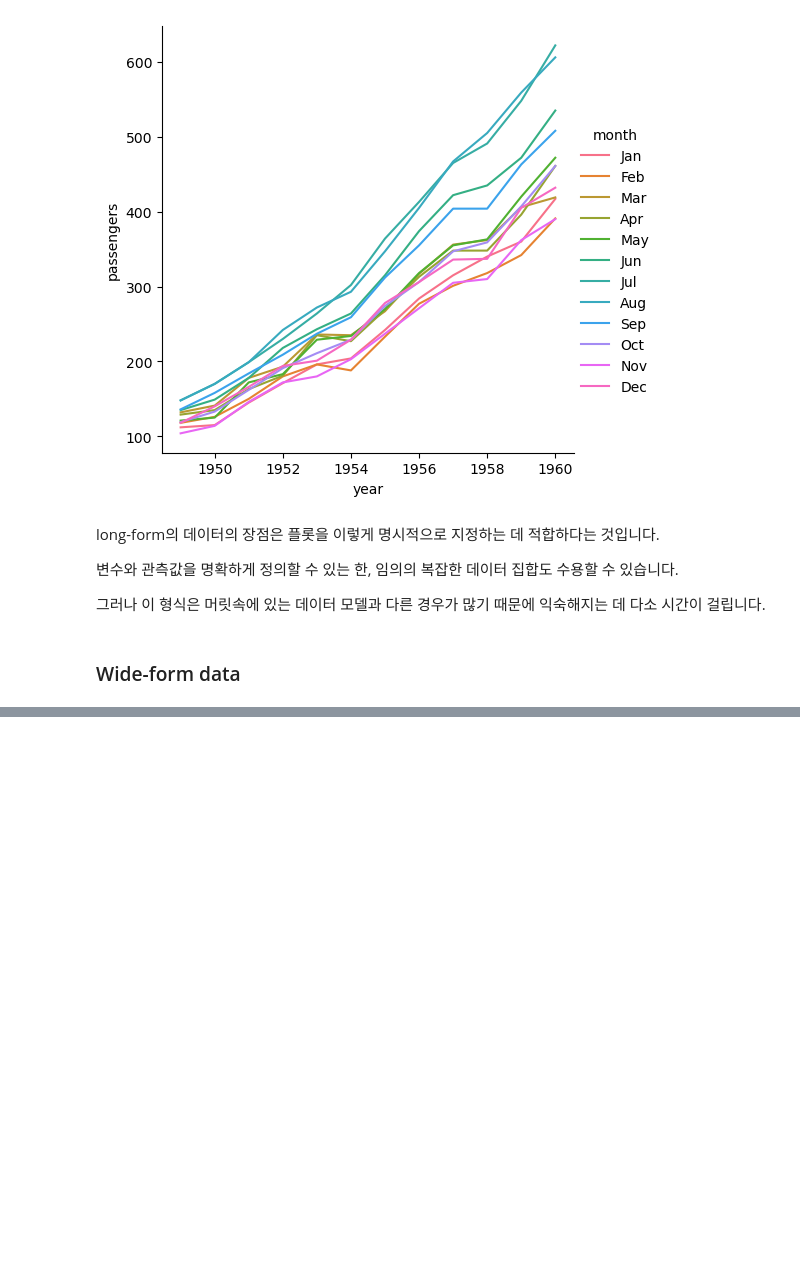
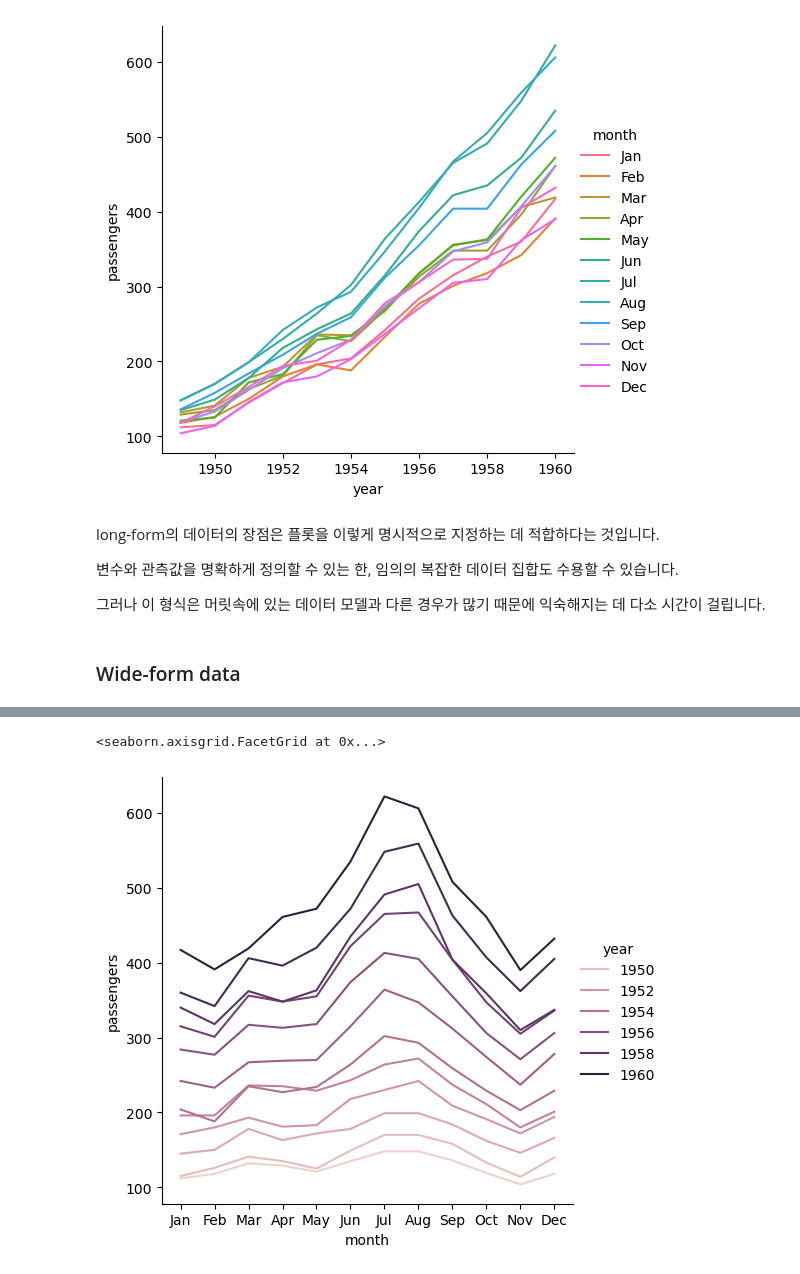
Before and after one commit to Choseyeonshay/seaborntutorial, a Jupyter notebook: 6. Data structures accepted by seaborn.ipynb, the cells around one changed output, grey strips where cells are left out. Saved outputs shown, nothing was run; the diff lists cells and outputs as text; code cells hidden in the pictures; blank space fills up the shorter version.

```diff
--- a/6. Data structures accepted by seaborn.ipynb
+++ b/6. Data structures accepted by seaborn.ipynb
@@ -99,0 +118,5 @@ sns.relplot(data=flights_wide, kind="line")
+# %%
+sns.relplot(data=flights, x="month", y="passengers", hue="year", kind="line")
+# %% [output]
+<seaborn.axisgrid.FacetGrid at 0x...>
+[figure, added]
```
Also changed, not shown: parts of 19 cells of this notebook.
